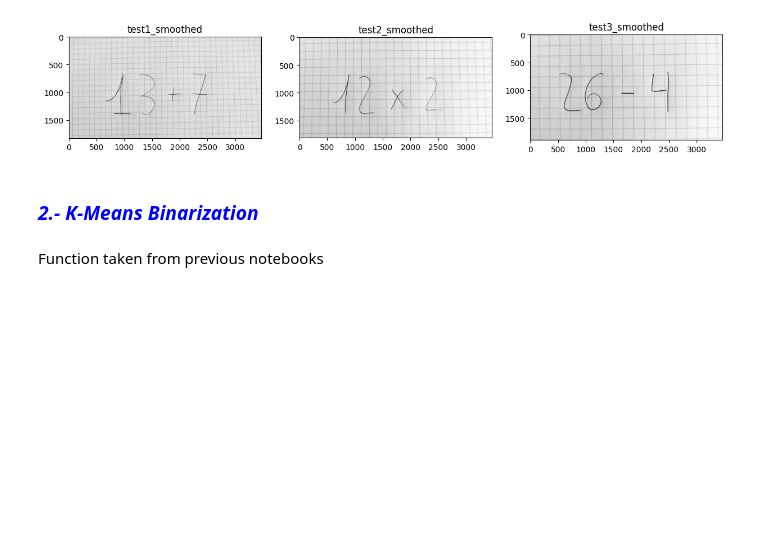
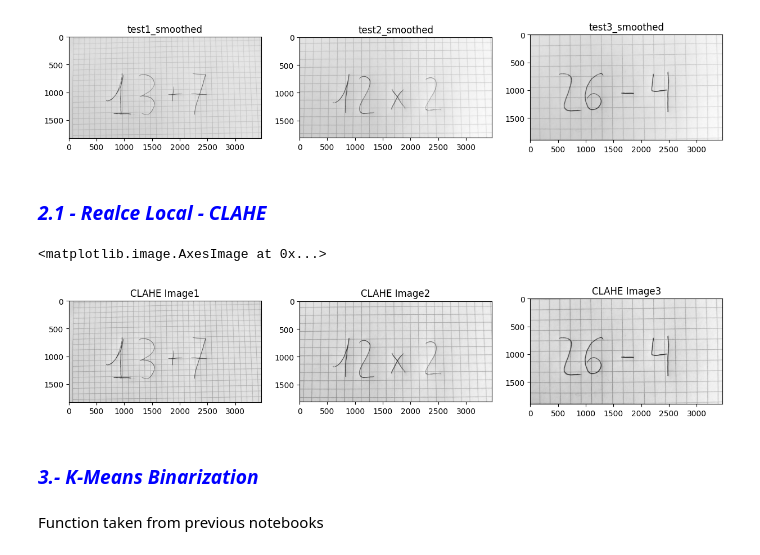
Before and after one commit to adriantd3/VisionMath, a Jupyter notebook: Code/Testing.ipynb, the cells around one changed output. Saved outputs shown, nothing was run; the diff lists cells and outputs as text; code cells hidden in the pictures; blank space fills up the shorter version.

```diff
--- a/Code/Testing.ipynb
+++ b/Code/Testing.ipynb
@@ -135,8 +144,30 @@ plt.imshow(smoothed_img3,cmap='gray')
 # %% [output]
 <matplotlib.image.AxesImage at 0x...>
 [figure]
+# %% [markdown]
+### <font color="blue"><b><i>2.1 - Realce Local - CLAHE</i></b></font>
+# %%
+clahe = cv2.createCLAHE(clipLimit=1,tileGridSize=(4,4))
+enhaced_smoothed1 = clahe.apply(smoothed_img1)
+enhaced_smoothed2 = clahe.apply(smoothed_img2)
+enhaced_smoothed3 = clahe.apply(smoothed_img3)
+
+plt.subplot(131)
+plt.title("CLAHE Image1")
+plt.imshow(enhaced_smoothed1,cmap='grey')
+
+plt.subplot(132)
+plt.title("CLAHE Image2")
+plt.imshow(enhaced_smoothed2,cmap='grey')
+
+plt.subplot(133)
+plt.title("CLAHE Image3")
+plt.imshow(enhaced_smoothed3,cmap='grey')
+# %% [output]
+<matplotlib.image.AxesImage at 0x...>
+[figure, added]
 # %% [markdown]
-### <font color="blue"><b><i>2.- K-Means Binarization</i></b></font>
+### <font color="blue"><b><i>3.- K-Means Binarization</i></b></font>
 # %% [markdown]
 Function taken from previous notebooks
 # %%
```
Also changed, not shown: parts of 12 cells of this notebook, 1 other file.
